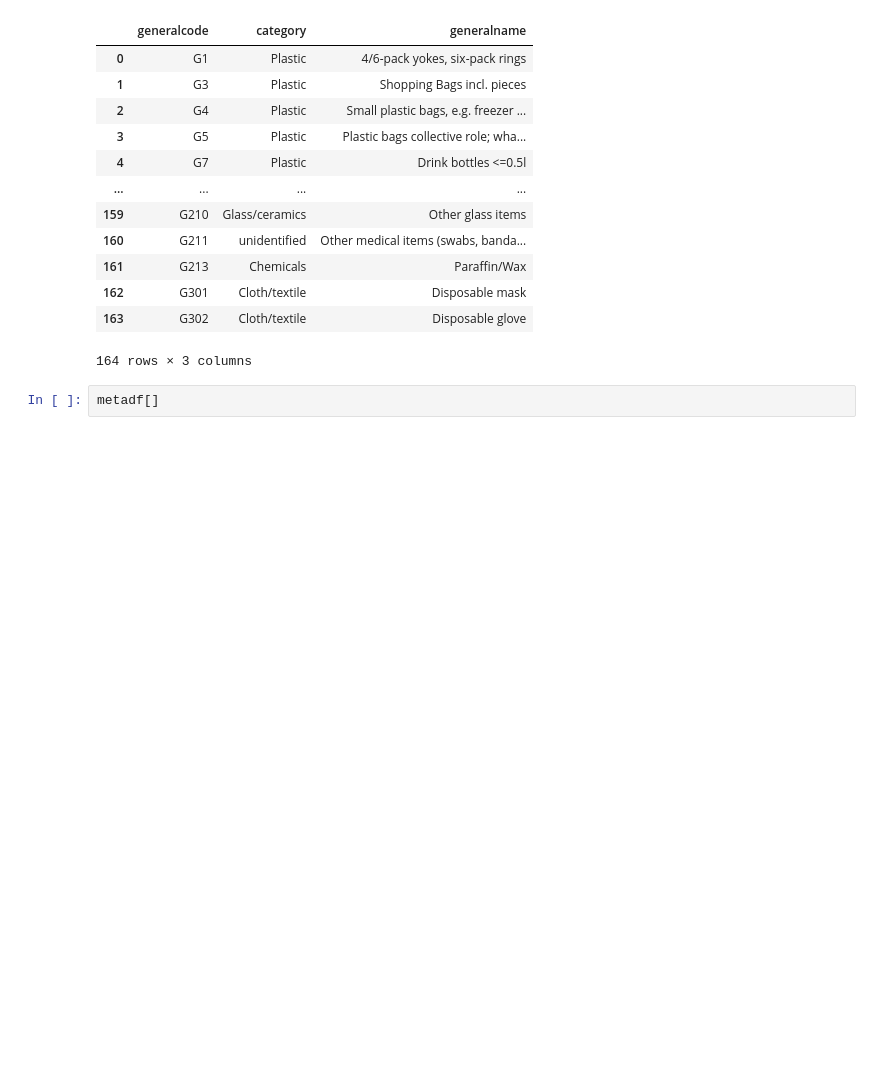
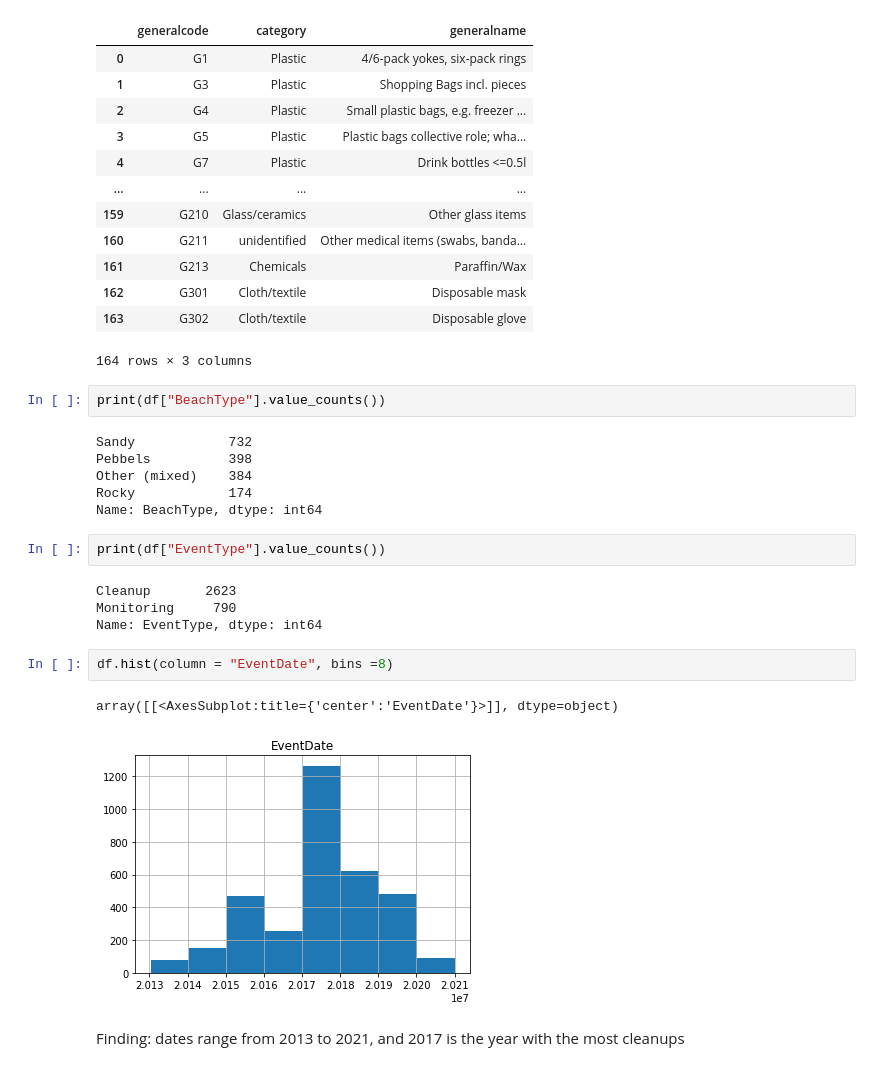
Before and after one commit to mariavanv/367Final, a Jupyter notebook: Messy.ipynb, the cells around one changed output. Drawn from its saved outputs; the diff is of its cells as text; blank space fills up the shorter version.

```diff
--- a/Messy.ipynb
+++ b/Messy.ipynb
@@ -39,4 +39,23 @@ metadf
 | 163 | G302 | Cloth/textile | Disposable glove |
 164 rows × 3 columns
 # %%
-metadf[]
+print(df["BeachType"].value_counts())
+# %% [output]
+Sandy            732
+Pebbels          398
+Other (mixed)    384
+Rocky            174
+Name: BeachType, dtype: int64
+# %%
+print(df["EventType"].value_counts())
+# %% [output]
+Cleanup       2623
+Monitoring     790
+Name: EventType, dtype: int64
+# %%
+df.hist(column = "EventDate", bins =8)
+# %% [output]
+array([[<AxesSubplot:title={'center':'EventDate'}>]], dtype=object)
+[figure, added]
+# %% [markdown]
+Finding: dates range from 2013 to 2021, and 2017 is the year with the most cleanups
```
Also changed, not shown: parts of 7 cells of this notebook.
